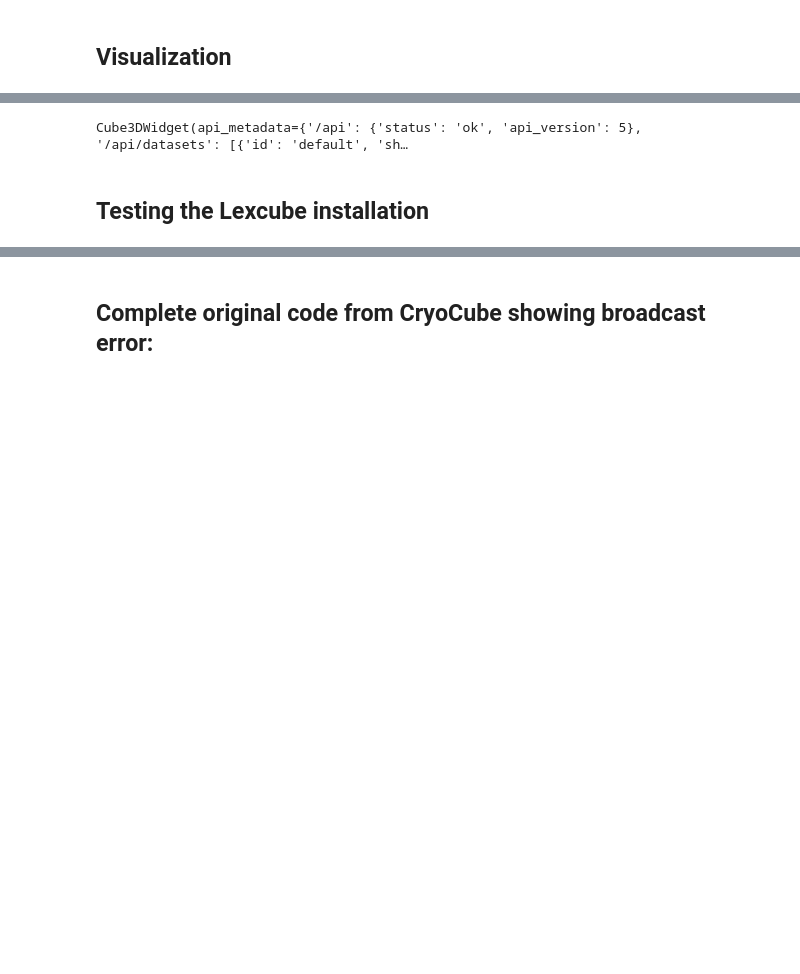
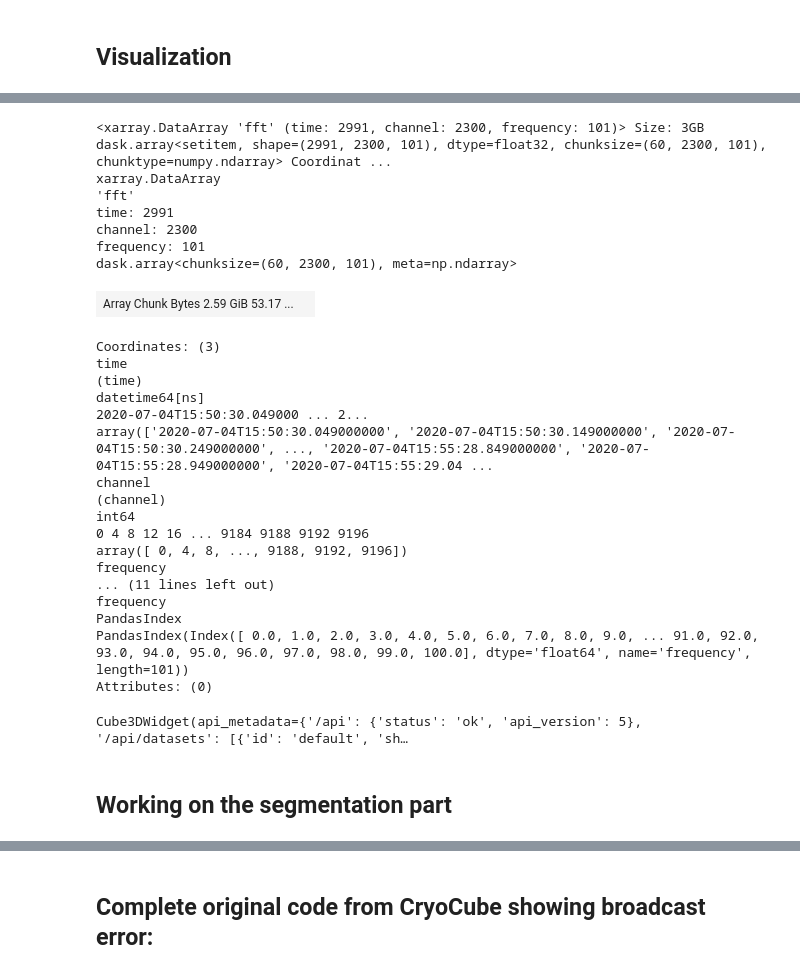
Before and after one commit to janneskruse/big-data-praktikum, a Jupyter notebook: code/notebooks/fixingTimeissue.ipynb, the cells around one changed output, grey strips where cells are left out. Drawn from its saved outputs; the diff is of its cells as text; code cells hidden in the pictures; blank space fills up the shorter version.

Commit message:
fixing script update - data shpae knowledge

```diff
--- a/code/notebooks/fixingTimeissue.ipynb
+++ b/code/notebooks/fixingTimeissue.ipynb
@@ -1022,7 +1051,33 @@ xr_zarr
+# %%
+xr_zarr.fft
+# %% [output]
+<xarray.DataArray 'fft' (time: 2991, channel: 2300, frequency: 101)> Size: 3GB dask.array<setitem, shape=(2991, 2300, 101), dtype=float32, chunksize=(60, 2300, 101), chunktype=numpy.ndarray> Coordinat ...
+xarray.DataArray
+'fft'
+time: 2991
+channel: 2300
+frequency: 101
+dask.array<chunksize=(60, 2300, 101), meta=np.ndarray>
+| Array Chunk Bytes 2.59 GiB 53.17 ... |  |
+Coordinates: (3)
+time
+(time)
+datetime64[ns]
+2020-07-04T15:50:30.049000 ... 2...
+array(['2020-07-04T15:50:30.049000000', '2020-07-04T15:50:30.149000000', '2020-07-04T15:50:30.249000000', ..., '2020-07-04T15:55:28.849000000', '2020-07-04T15:55:28.949000000', '2020-07-04T15:55:29.04 ...
+channel
+(channel)
+int64
+0 4 8 12 16 ... 9184 9188 9192 9196
+array([ 0, 4, 8, ..., 9188, 9192, 9196])
+frequency
+... (11 lines left out)
+frequency
+PandasIndex
+PandasIndex(Index([ 0.0, 1.0, 2.0, 3.0, 4.0, 5.0, 6.0, 7.0, 8.0, 9.0, ... 91.0, 92.0, 93.0, 94.0, 95.0, 96.0, 97.0, 98.0, 99.0, 100.0], dtype='float64', name='frequency', length=101))
+Attributes: (0)
 # %%
 w = lc.Cube3DWidget(xr_zarr.fft.T)
 w
 # %% [output]
 Cube3DWidget(api_metadata={'/api': {'status': 'ok', 'api_version': 5}, '/api/datasets': [{'id': 'default', 'sh…
-# %% [markdown]
-## Testing the Lexcube installation
@@ -1037,3 +1084,5 @@ w
+# %% [markdown]
+## Working on the segmentation part
 # %%
 def create_spectro_segment(file_index, args, filelist):
     n_files = args["n_files"]
```
Also changed, not shown: parts of 10 cells of this notebook.
